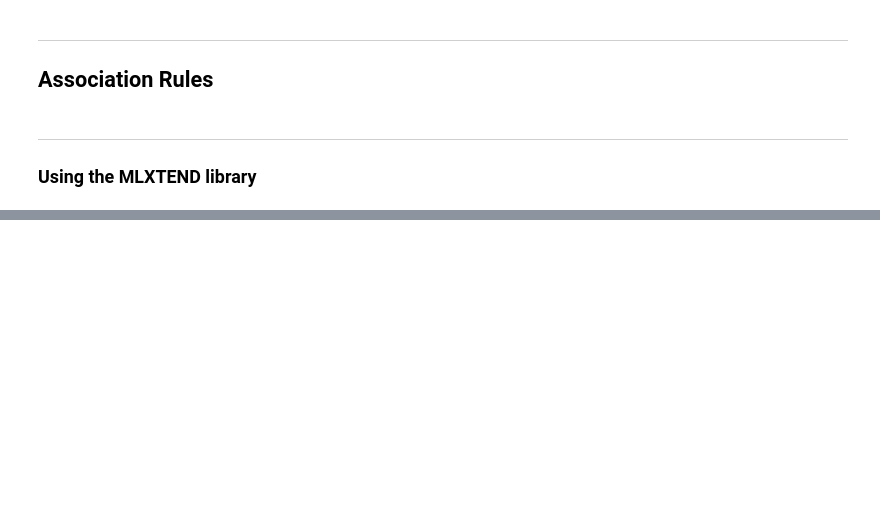
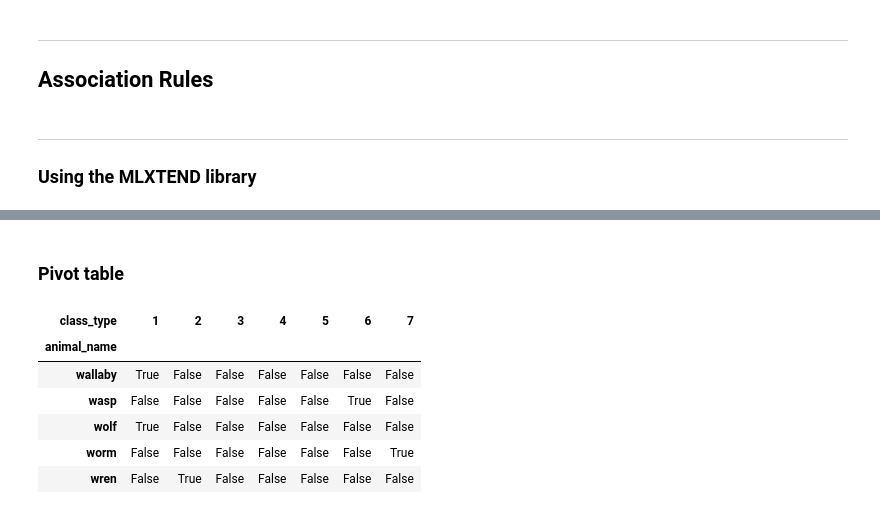
Before and after one commit to L-Anjo/IA23_G03, a Jupyter notebook: Projeto 2/Proj02.ipynb, the cells around one changed output, grey strips where cells are left out. Cells and saved outputs as stored; diff of their text form; code cells hidden in the pictures; blank space fills up the shorter version.

```diff
--- a/Projeto 2/Proj02.ipynb
+++ b/Projeto 2/Proj02.ipynb
@@ -446,0 +451,19 @@ plt.show()
+# %% [markdown]
+### Pivot table
+# %%
+# Group
+ds_grouped = zoo_merge.groupby(['animal_name', 'class_type'], as_index=False).agg({'Class_Type':'count'})
+ds_grouped.head(100)
+
+# Create apriori data structure
+ds_pivot = pd.pivot(data=ds_grouped, index='animal_name', columns='class_type',
+                                    values='Class_Type').fillna(0).applymap(lambda x: True if x > 0 else False)
+ds_pivot.tail(5)
+# %% [output]
+| class_type | 1 | 2 | 3 | 4 | 5 | 6 | 7 |
+| animal_name |  |  |  |  |  |  |  |
+| wallaby | True | False | False | False | False | False | False |
+| wasp | False | False | False | False | False | True | False |
+| wolf | True | False | False | False | False | False | False |
+| worm | False | False | False | False | False | False | True |
+| wren | False | True | False | False | False | False | False |
```
Also changed, not shown: parts of 15 cells of this notebook, 1 other file.
